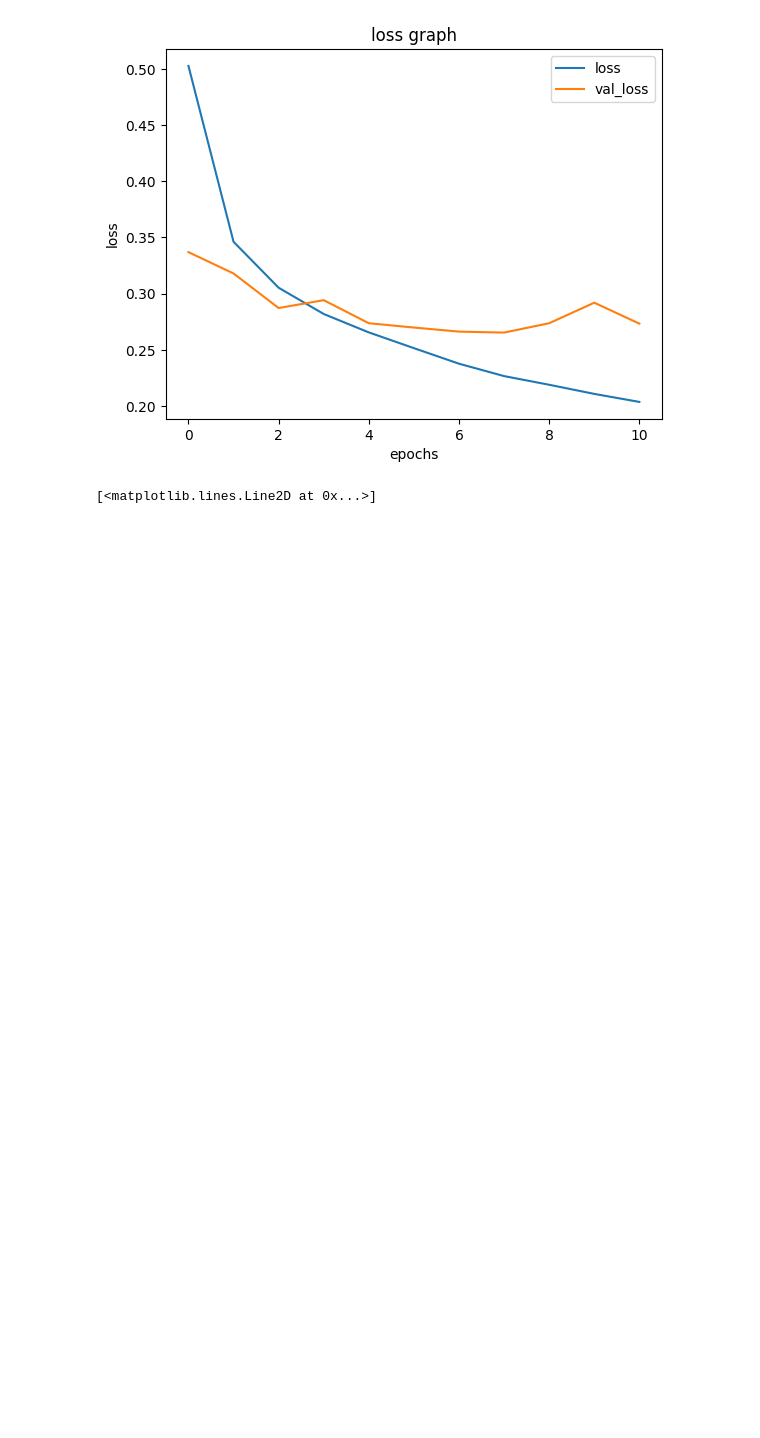
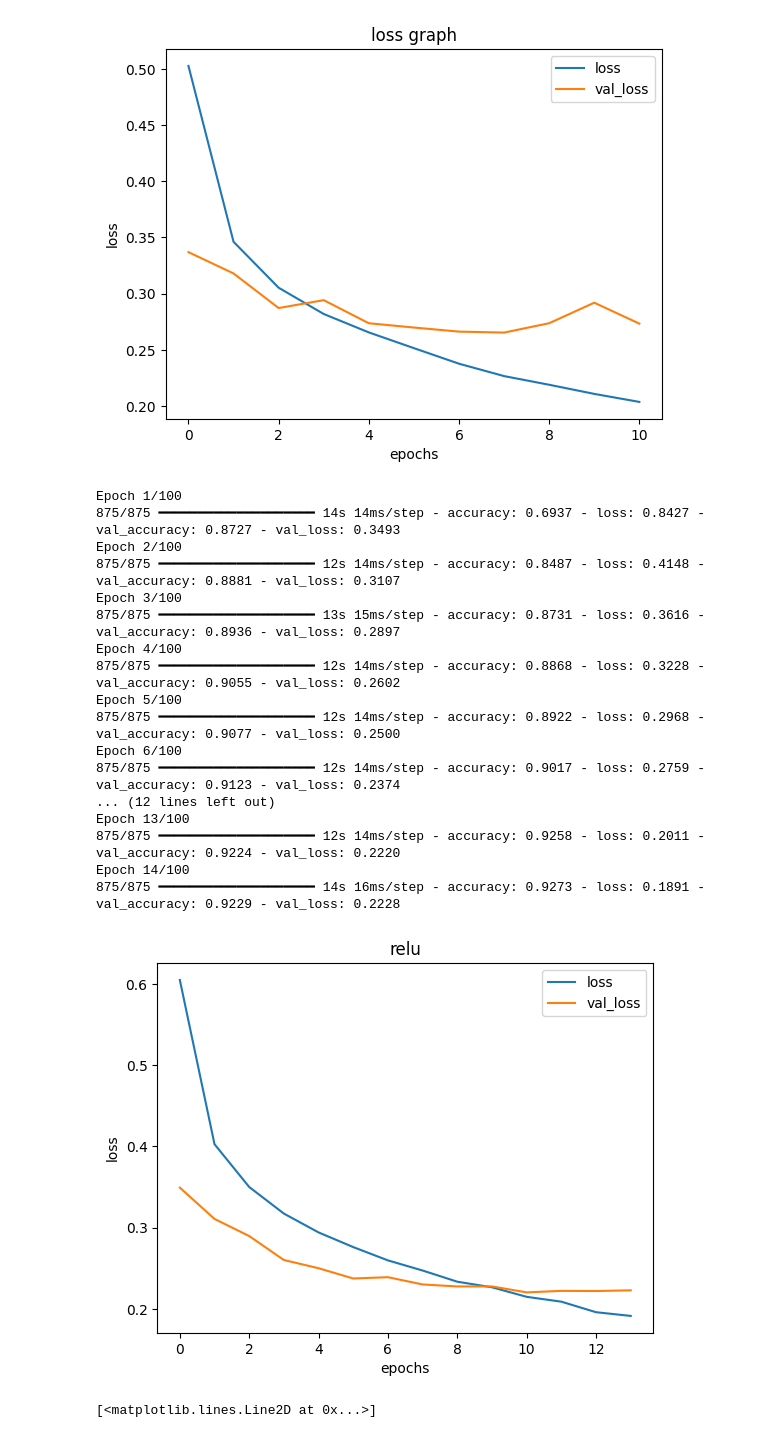
Before and after one commit to ak45aaa/Inje_HighSchool_academic_festival, a Jupyter notebook: cnn_custom_activation.ipynb, the cells around one changed output. Cells and saved outputs as stored; diff of their text form; code cells hidden in the pictures; blank space fills up the shorter version.

```diff
--- a/cnn_custom_activation.ipynb
+++ b/cnn_custom_activation.ipynb
@@ -162,6 +162,27 @@ Epoch 10/100
 Epoch 11/100
 875/875 ━━━━━━━━━━━━━━━━━━━━ 12s 14ms/step - accuracy: 0.9275 - loss: 0.2060 - val_accuracy: 0.9056 - val_loss: 0.2733
 [figure]
+# %%
+test_activation('relu', title='relu')
+# %% [output]
+Epoch 1/100
+875/875 ━━━━━━━━━━━━━━━━━━━━ 14s 14ms/step - accuracy: 0.6937 - loss: 0.8427 - val_accuracy: 0.8727 - val_loss: 0.3493
+Epoch 2/100
+875/875 ━━━━━━━━━━━━━━━━━━━━ 12s 14ms/step - accuracy: 0.8487 - loss: 0.4148 - val_accuracy: 0.8881 - val_loss: 0.3107
+Epoch 3/100
+875/875 ━━━━━━━━━━━━━━━━━━━━ 13s 15ms/step - accuracy: 0.8731 - loss: 0.3616 - val_accuracy: 0.8936 - val_loss: 0.2897
+Epoch 4/100
+875/875 ━━━━━━━━━━━━━━━━━━━━ 12s 14ms/step - accuracy: 0.8868 - loss: 0.3228 - val_accuracy: 0.9055 - val_loss: 0.2602
+Epoch 5/100
+875/875 ━━━━━━━━━━━━━━━━━━━━ 12s 14ms/step - accuracy: 0.8922 - loss: 0.2968 - val_accuracy: 0.9077 - val_loss: 0.2500
+Epoch 6/100
+875/875 ━━━━━━━━━━━━━━━━━━━━ 12s 14ms/step - accuracy: 0.9017 - loss: 0.2759 - val_accuracy: 0.9123 - val_loss: 0.2374
+... (12 lines left out)
+Epoch 13/100
+875/875 ━━━━━━━━━━━━━━━━━━━━ 12s 14ms/step - accuracy: 0.9258 - loss: 0.2011 - val_accuracy: 0.9224 - val_loss: 0.2220
+Epoch 14/100
+875/875 ━━━━━━━━━━━━━━━━━━━━ 14s 16ms/step - accuracy: 0.9273 - loss: 0.1891 - val_accuracy: 0.9229 - val_loss: 0.2228
+[figure, added]
 # %%
 def junsung_activation(x):
     x = tf.cast(x, dtype=tf.float32)
```
Also changed, not shown: parts of 2 cells of this notebook, 3 other files.
